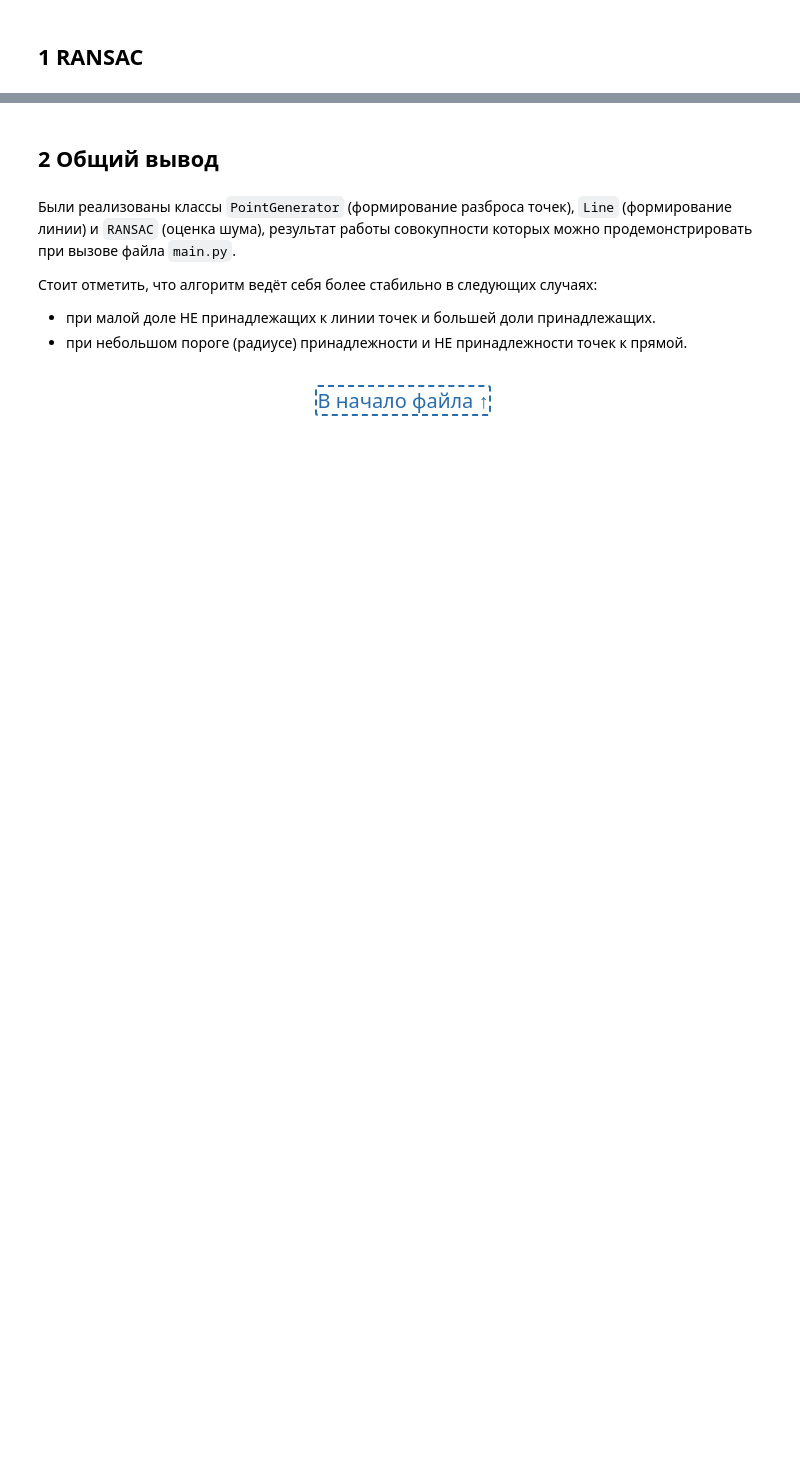
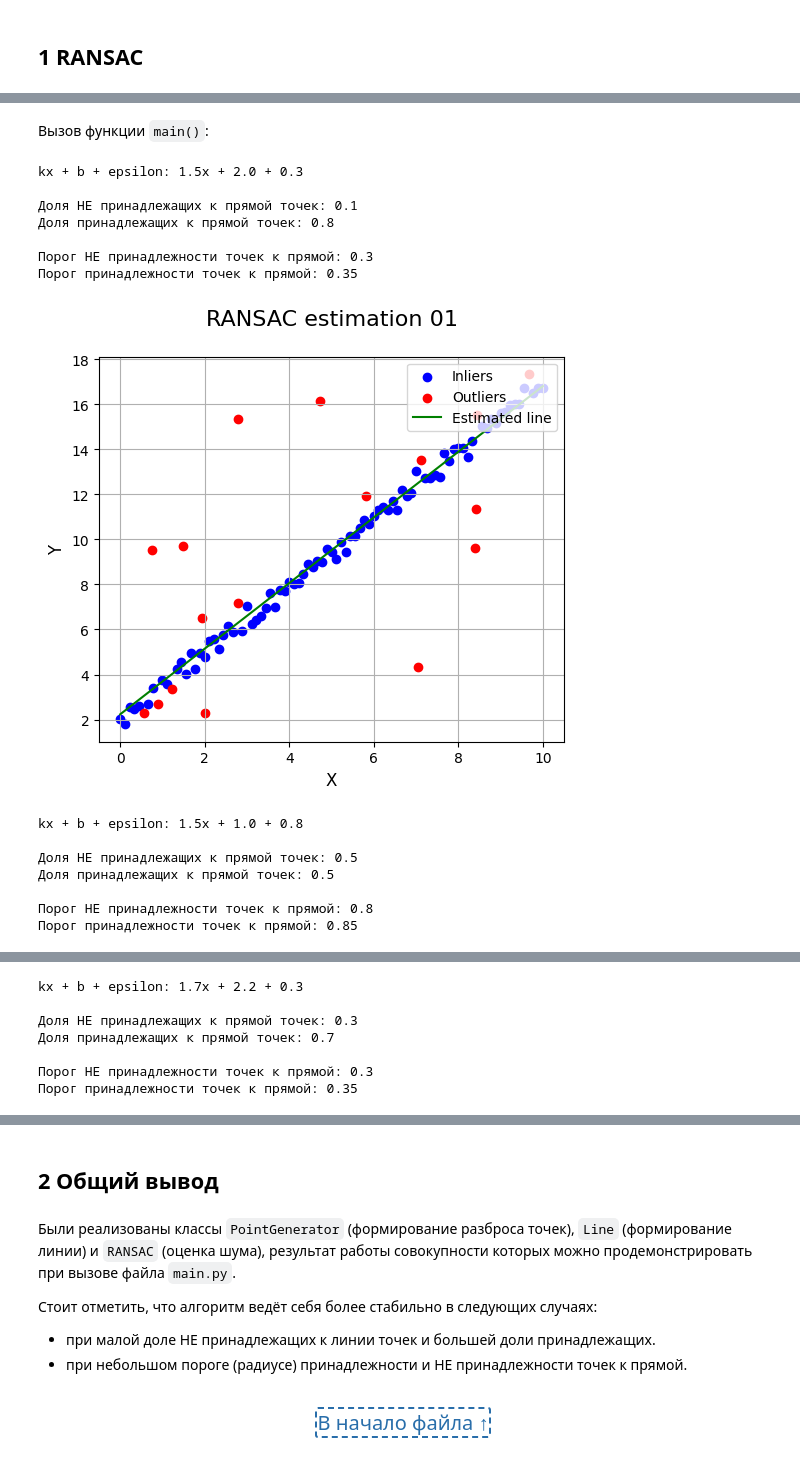
Before and after one commit to tidalinn/mai_term02_artificial_intelligence_course, a Jupyter notebook: 05_laboratory_work/05_laboratory_work.ipynb, the cells around one changed output, grey strips where cells are left out. Cells and saved outputs as stored; diff of their text form; code cells hidden in the pictures; blank space fills up the shorter version.

Commit message:
Edited main call

```diff
--- a/05_laboratory_work/05_laboratory_work.ipynb
+++ b/05_laboratory_work/05_laboratory_work.ipynb
@@ -39,0 +15,20 @@ kx + b + epsilon: 1.7x + 2.2 + 0.3
+# %% [markdown]
+Вызов функции `main()`:
+# %%
+main.main()
+# %% [output]
+kx + b + epsilon: 1.5x + 2.0 + 0.3
+
+Доля НЕ принадлежащих к прямой точек: 0.1
+Доля принадлежащих к прямой точек: 0.8
+
+Порог НЕ принадлежности точек к прямой: 0.3
+Порог принадлежности точек к прямой: 0.35
+[figure, added]
+kx + b + epsilon: 1.5x + 1.0 + 0.8
+
+Доля НЕ принадлежащих к прямой точек: 0.5
+Доля принадлежащих к прямой точек: 0.5
+
+Порог НЕ принадлежности точек к прямой: 0.8
+Порог принадлежности точек к прямой: 0.85
@@ -39,0 +36,7 @@ kx + b + epsilon: 1.7x + 2.2 + 0.3
+kx + b + epsilon: 1.7x + 2.2 + 0.3
+
+Доля НЕ принадлежащих к прямой точек: 0.3
+Доля принадлежащих к прямой точек: 0.7
+
+Порог НЕ принадлежности точек к прямой: 0.3
+Порог принадлежности точек к прямой: 0.35
```
Also changed, not shown: parts of 4 cells of this notebook, 4 other files.
